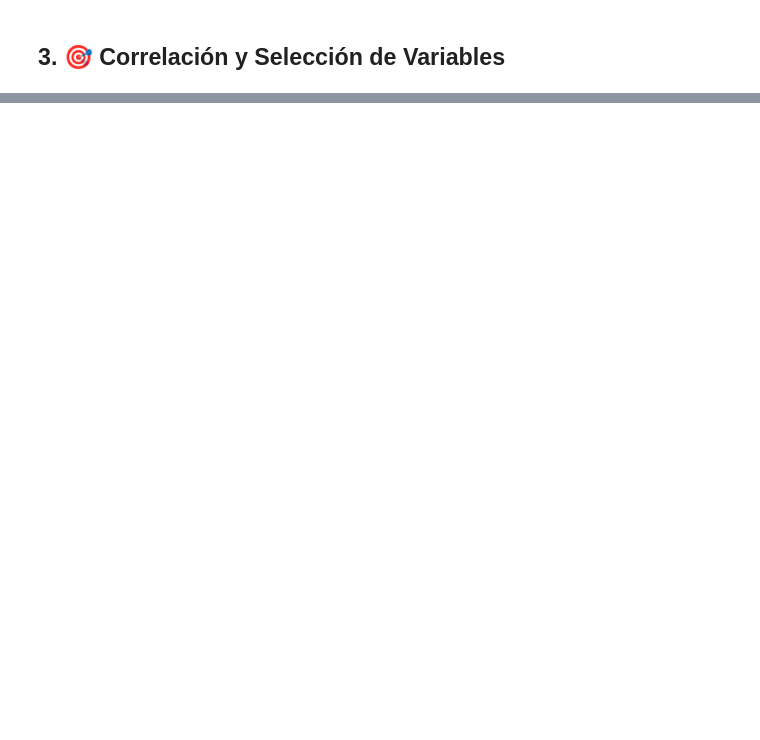
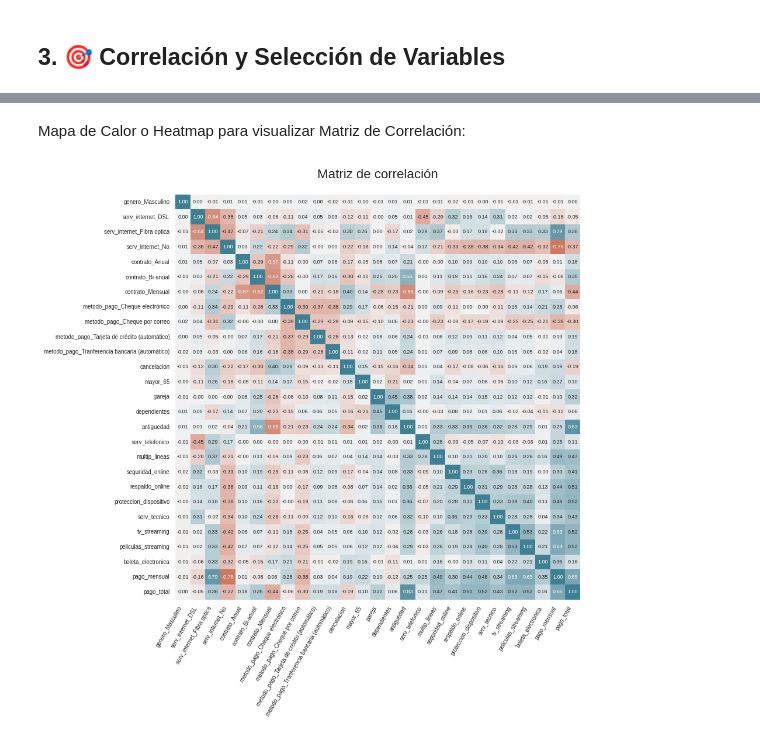
Before and after one commit to freedox-cts/challenge-telecom-x_2, a Jupyter notebook: TelecomX_2_AAF.ipynb, the cells around one changed output, grey strips where cells are left out. Saved outputs shown, nothing was run; the diff lists cells and outputs as text; code cells hidden in the pictures; blank space fills up the shorter version.

```diff
--- a/TelecomX_2_AAF.ipynb
+++ b/TelecomX_2_AAF.ipynb
@@ -184,0 +311,3 @@ datos_transformados
+# %%
+cols_datos_enc = one_hot.get_feature_names_out()
+cols_datos_enc
@@ -184,0 +333,7 @@ datos_transformados
+# %%
+columnas_encoded = []
+for columna in cols_datos_enc:
+    columna = columna.split('__')[1]
+    columnas_encoded.append(columna)
+
+columnas_encoded
@@ -184,0 +358,3 @@ datos_transformados
+# %%
+datos_enc = pd.DataFrame(datos_enc, columns=columnas_encoded)
+datos_enc
@@ -251,0 +621,4 @@ y = datos['adherencia_inversion']
+# %%
+# matrix de correlación
+matriz_corr = datos_enc.corr(method='pearson')
+matriz_corr.head(3)
@@ -251,0 +631,21 @@ y = datos['adherencia_inversion']
+# %% [markdown]
+Mapa de Calor o Heatmap para visualizar Matriz de Correlación:
+# %%
+# mapa de calor
+fig, ax = plt.subplots(figsize=(11, 9))
+
+sns.heatmap(matriz_corr, annot=True, fmt=".2f", cbar=False, annot_kws={"size": 6.5},
+            vmin=-1, vmax=1, center=0, cmap=sns.diverging_palette(20, 220, n=200),
+            square=True, ax=ax)
+ax.set_xticklabels(
+    ax.get_xticklabels(),
+    rotation = 60,
+    horizontalalignment = 'right',
+)
+ax.tick_params(labelsize = 7)
+plt.title('Matriz de correlación', fontsize=16, pad=20)
+
+# guardar el gráfico como imagen PNG
+plt.savefig('4-HM_correlaciones.png', format='png', bbox_inches='tight')
+# %% [output]
+[figure, added]
```
Also changed, not shown: parts of 142 cells of this notebook, 8 other files.
